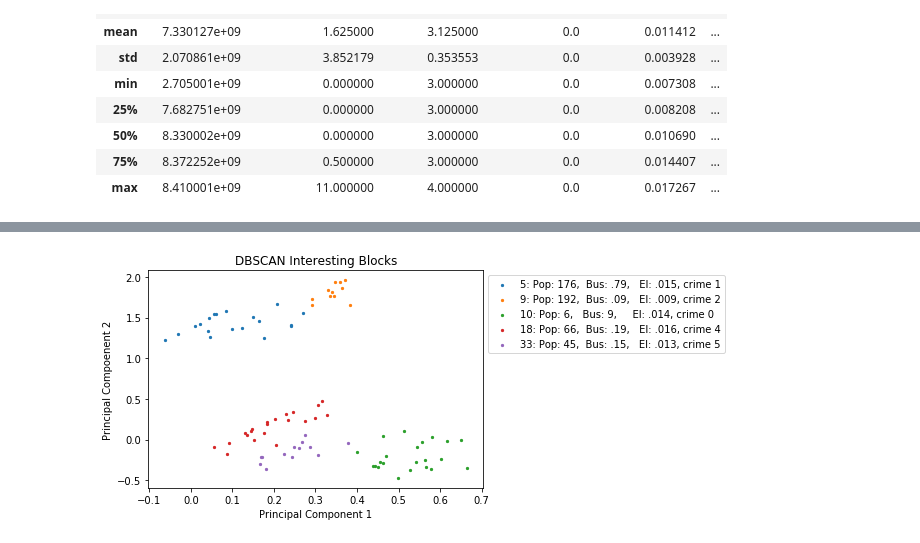
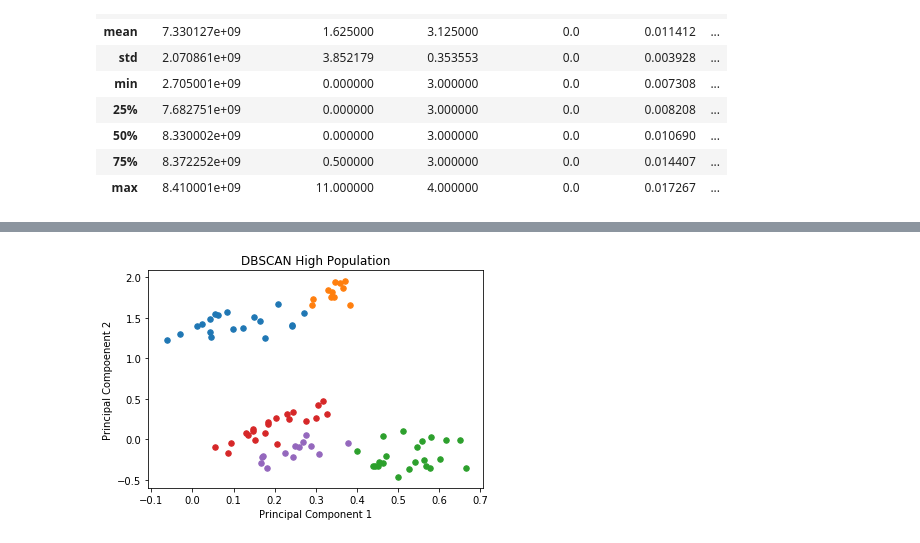
Before and after one commit to j-max/best_coffeeshop_recommender, a Jupyter notebook: models/DBSCAN/db_analys_forPrez.ipynb, the cells around one changed output, grey strips where cells are left out. Cells and saved outputs as stored; diff of their text form; code cells hidden in the pictures.

```diff
--- a/models/DBSCAN/db_analys_forPrez.ipynb
+++ b/models/DBSCAN/db_analys_forPrez.ipynb
@@ -50,0 +92,2 @@ xxxxxxxxxxxxxxxxxxxxxxxxxxxxxxxxxxxxxxxxxxxxxxxxxx
+# %%
+plt.rcParams['axes.prop_cycle'].by_key()['color']
@@ -614,10 +665,10 @@ for dblabel, desc_for_plot in zip(labels_for_plot, desc_for_plot):
     new_df = df[df.db_labels == dblabel]
     df_pca_one = new_df.pca_one
     df_pca_two = new_df.pca_two
-    plt.scatter(df_pca_one, df_pca_two, s=5, label=str(dblabel) + ': ' + desc_for_plot)
-plt.legend(bbox_to_anchor = [1,1])
+    plt.scatter(df_pca_one, df_pca_two, s=30, label=str(dblabel) + ': ' + desc_for_plot)
+# plt.legend(bbox_to_anchor = [1,1])
 plt.xlabel('Principal Component 1')
 plt.ylabel('Principal Compoenent 2')
-plt.title('DBSCAN Close to El')
+plt.title('DBSCAN: Clost to El')
 plt.savefig('../../visualization/PCA_plots/dbscan/db_select_close_to_el.svg',  bbox_inches='tight')
 # %% [output]
@@ -658,10 +709,10 @@ for dblabel, desc_for_plot in zip(labels_for_plot, desc_for_plot):
     new_df = df[df.db_labels == dblabel]
     df_pca_one = new_df.pca_one
     df_pca_two = new_df.pca_two
-    plt.scatter(df_pca_one, df_pca_two, s=5, label=str(dblabel) + ': ' + desc_for_plot)
-plt.legend(bbox_to_anchor = [1,1])
+    plt.scatter(df_pca_one, df_pca_two, s=30, label=str(dblabel) + ': ' + desc_for_plot)
+# plt.legend(bbox_to_anchor = [1,1])
 plt.xlabel('Principal Component 1')
 plt.ylabel('Principal Component 2')
-plt.title('DBSCAN Remove High Crime: Eps .25/MS 8')
+plt.title('DBSCAN Low Crime')
 plt.savefig('../../visualization/PCA_plots/dbscan/db_lower_crime.svg',  bbox_inches='tight')
 # %% [output]
@@ -669,35 +720,35 @@ plt.savefig('../../visualization/PCA_plots/dbscan/db_lower_crime.svg',  bbox_inc
 # %%
 labels_for_plot = np.unique(labels)
 labels_for_plot=[5,9,10,18, 33, 38]
 desc_for_plot =[
 #                 'Pop: 59,   Bus: .27,   El: .019, crime 4',
                 'Pop: 176,  Bus: .79,   El: .015, crime 1',
 #                 'Pop: 55,   Bus: .27,   El: .019, crime 5',
                 'Pop: 192,  Bus: .09,   El: .009, crime 2',
                  'Pop: 6,   Bus: 9,     El: .014, crime 0',
 #                  'Pop: 1,   Bus: 4,     El: .016, crime 3',
 #                  'Pop: 69,  Bus: .217,  El: .016, crime 7',
 #                  'Pop: 78,  Bus: 0,     El: .012, crime 6',
                  'Pop: 66,  Bus: .19,   El: .016, crime 4',
 #                  'Pop: 59,  Bus: .18,   El: .019, crime 6',
 #                  'Pop: 84,  Bus: .09,   El: .013, crime 5',
 #                  'Pop: 8,   Bus: 1.2,   El: .015, crime 5',
                  'Pop: 45,  Bus: .15,   El: .013, crime 5',
 #                  'Pop: 1.6, Bus: 3.125, El: .011, crime 4',
 
                ]
 for dblabel, desc_for_plot in zip(labels_for_plot, desc_for_plot):
     new_df = df[df.db_labels == dblabel]
     df_pca_one = new_df.pca_one
     df_pca_two = new_df.pca_two
-    plt.scatter(df_pca_one, df_pca_two, s=5, label=str(dblabel) + ': ' + desc_for_plot)
-plt.legend(bbox_to_anchor = [1,1])
+    plt.scatter(df_pca_one, df_pca_two, s=30, label=str(dblabel) + ': ' + desc_for_plot)
+# plt.legend(bbox_to_anchor = [1,1])
 plt.xlabel('Principal Component 1')
 plt.ylabel('Principal Compoenent 2')
-plt.title('DBSCAN Interesting Blocks')
+plt.title('DBSCAN High Population')
 plt.savefig('../../visualization/PCA_plots/dbscan/rm_very_low_pop.svg',  bbox_inches='tight')
 # %% [output]
-[figure, old version]
+[figure, new version]
 # %%
 blocks_for_prez = df[(df.db_labels==5) | (df.db_labels==9) | (df.db_labels==10) | (df.db_labels==18) | (df.db_labels==33)]
 # %%
```
Also changed, not shown: parts of 8 cells of this notebook, 3 other files.
